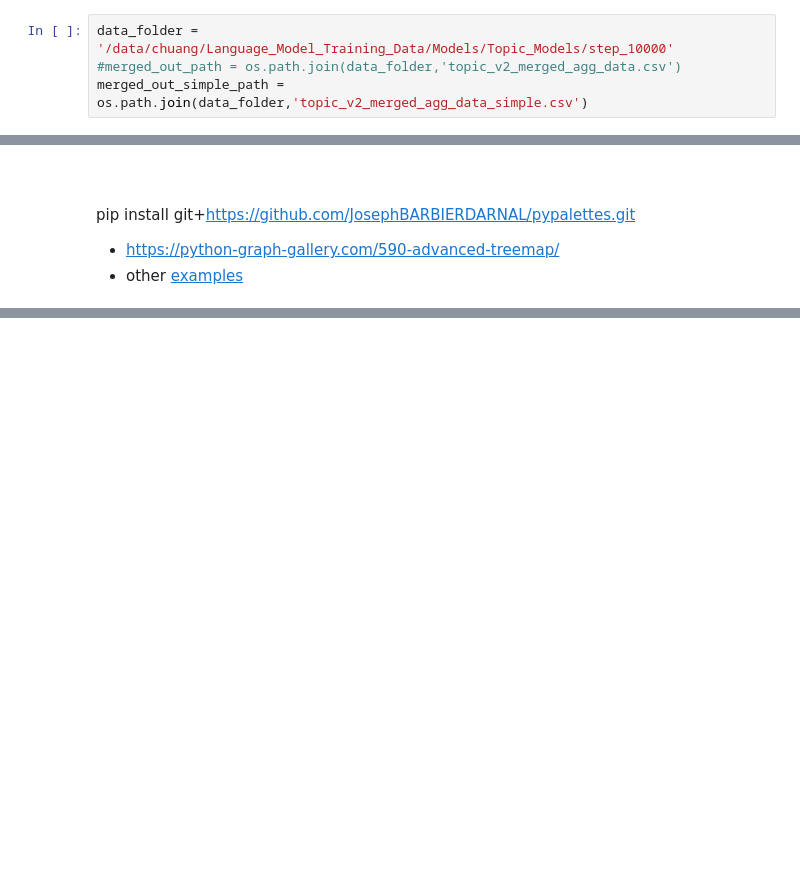
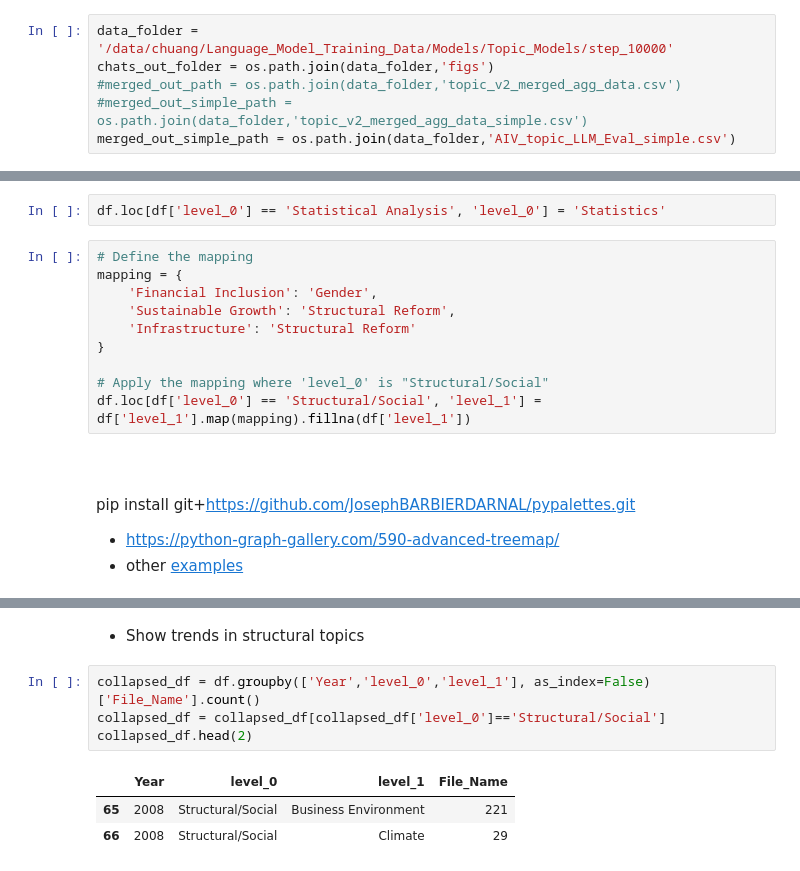
Before and after one commit to johnsonice/HuggingFace_Demos, a Jupyter notebook: examples/sentence_bert_applications/topic_model/post_analysis/data_process_for_viz.ipynb, the cells around one changed output, grey strips where cells are left out. Saved outputs shown, nothing was run; the diff lists cells and outputs as text; blank space fills up the shorter version.

```diff
--- a/examples/sentence_bert_applications/topic_model/post_analysis/data_process_for_viz.ipynb
+++ b/examples/sentence_bert_applications/topic_model/post_analysis/data_process_for_viz.ipynb
@@ -6,7 +6,9 @@ sys.path.insert(0,'../../libs')
 import pandas as pd
 # %%
 data_folder = '/data/chuang/Language_Model_Training_Data/Models/Topic_Models/step_10000'
+chats_out_folder = os.path.join(data_folder,'figs')
 #merged_out_path = os.path.join(data_folder,'topic_v2_merged_agg_data.csv')
-merged_out_simple_path = os.path.join(data_folder,'topic_v2_merged_agg_data_simple.csv')
+#merged_out_simple_path = os.path.join(data_folder,'topic_v2_merged_agg_data_simple.csv')
+merged_out_simple_path = os.path.join(data_folder,'AIV_topic_LLM_Eval_simple.csv')
 # %%
 df = pd.read_csv(merged_out_simple_path)
@@ -22,3 +17,15 @@ Index(['index', 'File_Name', 'Title', 'Country Code', 'Country_Name', 'Year',
+# %%
+df.loc[df['level_0'] == 'Statistical Analysis', 'level_0'] = 'Statistics'
+# %%
+# Define the mapping
+mapping = {
+    'Financial Inclusion': 'Gender',
+    'Sustainable Growth': 'Structural Reform',
+    'Infrastructure': 'Structural Reform'
+}
+
+# Apply the mapping where 'level_0' is "Structural/Social"
+df.loc[df['level_0'] == 'Structural/Social', 'level_1'] = df['level_1'].map(mapping).fillna(df['level_1'])
 # %% [markdown]
 ####
 # %% [markdown]
@@ -206,0 +176,10 @@ fig.show()
+# %% [markdown]
+- Show trends in structural topics
+# %%
+collapsed_df = df.groupby(['Year','level_0','level_1'], as_index=False)['File_Name'].count()
+collapsed_df = collapsed_df[collapsed_df['level_0']=='Structural/Social']
+collapsed_df.head(2)
+# %% [output]
+|  | Year | level_0 | level_1 | File_Name |
+| 65 | 2008 | Structural/Social | Business Environment | 221 |
+| 66 | 2008 | Structural/Social | Climate | 29 |
```
Also changed, not shown: parts of 47 cells of this notebook, 1 other file.
